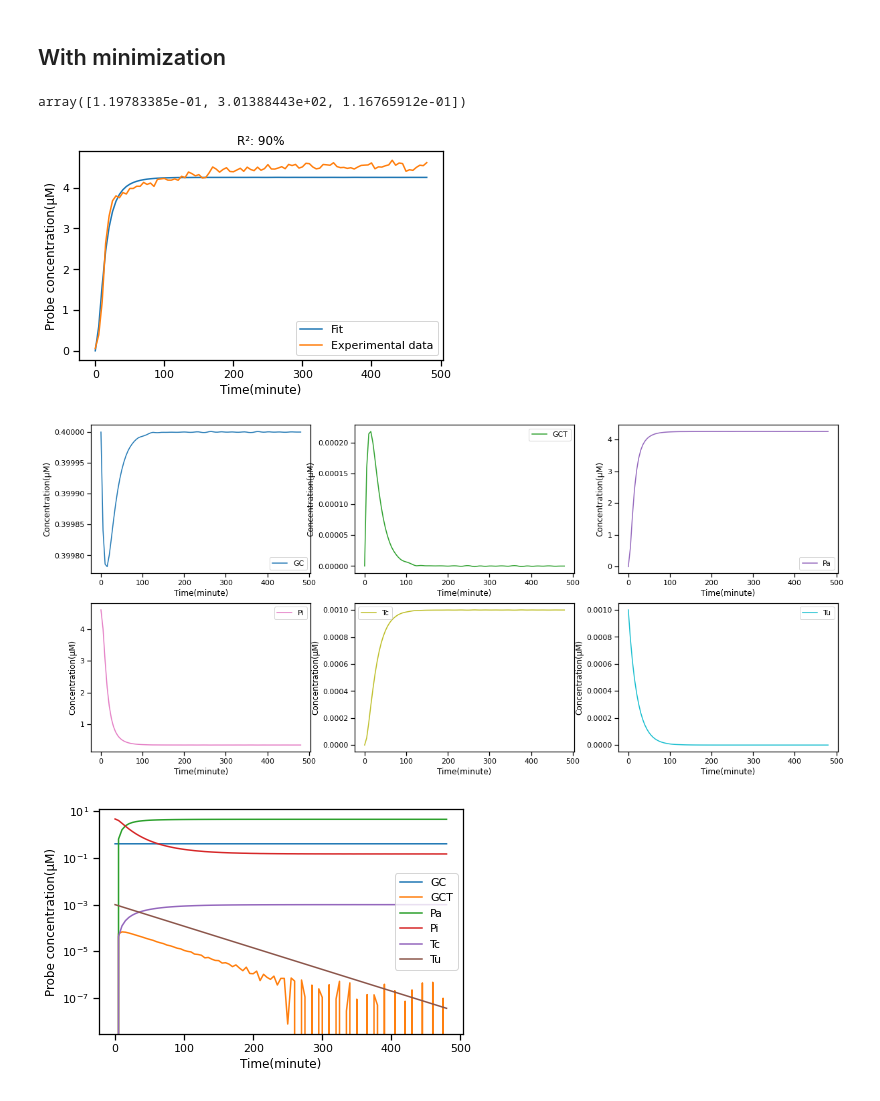
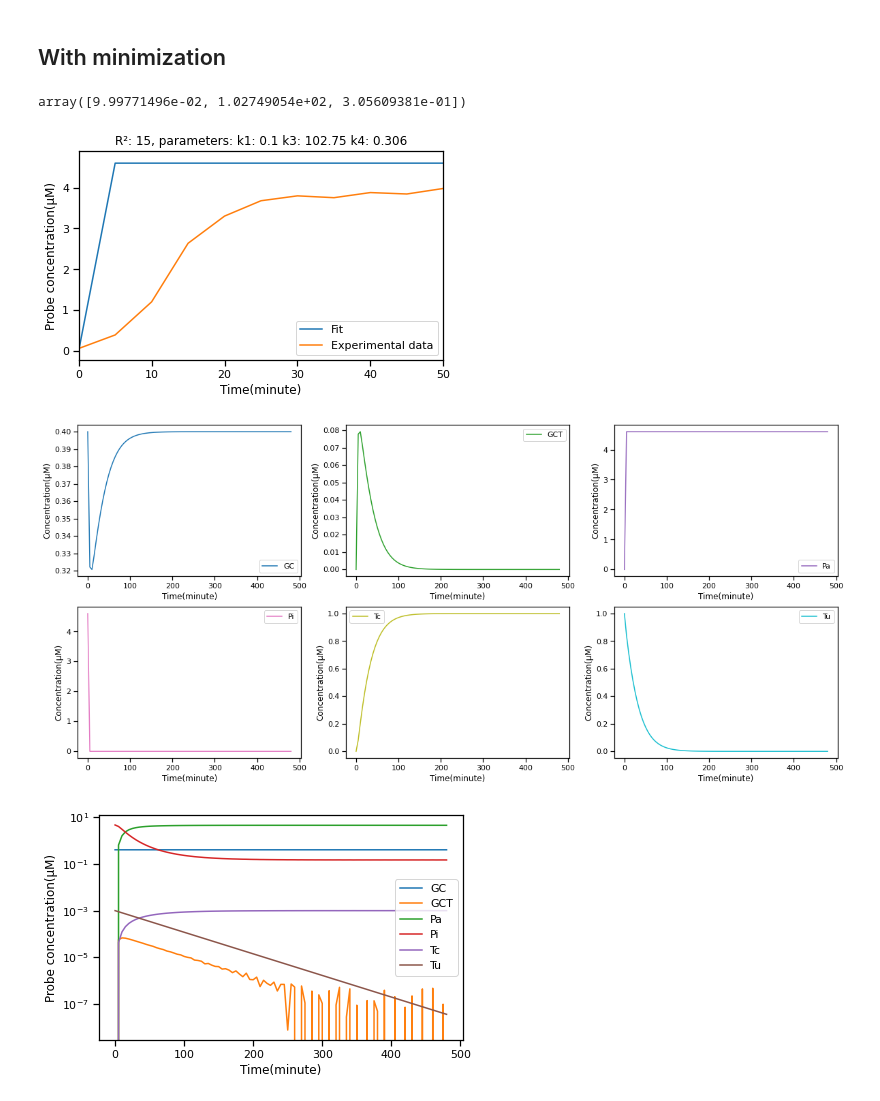
Before and after one commit to NessLfy/iGEM, a Jupyter notebook: scripts/SHERLOCK_modeling.ipynb, the cells around one changed output. Drawn from its saved outputs; the diff is of its cells as text; code cells hidden in the pictures.

Commit message:
new_model

```diff
--- a/scripts/SHERLOCK_modeling.ipynb
+++ b/scripts/SHERLOCK_modeling.ipynb
@@ -86,7 +86,7 @@ def system(t,z,param):
 
 def error(param,obs):
 
-    times = np.linspace(0,180,37)
+    times = np.linspace(0,480,97)
 
     t = np.linspace(0,500,500)
 
@@ -154,11 +154,11 @@ GCT0 = 0.
 Pa0 = 0.
 Pi0 = 4.6
 Tc0 = 0.
-Tu0 = 0.001
+Tu0 = 1
 
 # Parameters (in /min)
 k1 = 0.1
-k3 = 800
+k3 = 100
 k4 = 0.3
 
 
@@ -170,30 +170,32 @@ res = optimize.minimize(error, param, args=(list(correct[correct.columns[1]])),m
 # %%
 res.x
 # %% [output]
-array([1.19783385e-01, 3.01388443e+02, 1.16765912e-01])
+array([9.99771496e-02, 1.02749054e+02, 3.05609381e-01])
 # %%
 times = np.linspace(0,480,97)
 
 sol = solve_ivp(system,t_span =[0, times.max()], y0= z , args =([res.x]),
                     t_eval=times,dense_output=True)
 m = sol.sol(times)
 r = r2_score(correct[correct.columns[1]],m[2])
 
 
 sns.set_context('notebook')
 #sns.set_palette("tab10")
 
 plt.plot(times,m[2],label="Fit")
 plt.plot(times,correct[correct.columns[1]],label="Experimental data")
 plt.xlabel('Time(minute)')
 plt.ylabel('Probe concentration(µM)')
-plt.title('R²: '+str(round(r*100))+'%')
+plt.title(f'R²: {(round(r*100))}, parameters: k1: {round(res.x[0],2)} k3: {round(res.x[1],2)} k4: {round(res.x[2],3)}')
 plt.tight_layout()
 plt.legend()
+plt.xlim(0,50)
 #plt.savefig("../images/SHERLOCK/modeling/better_model.png",dpi=300)
+plt.savefig("broken_model_crop.png",dpi=300)
 plt.show()
 # %% [output]
-[figure, old version]
+[figure, new version]
 # %%
 fig,ax = plt.subplots(2,3)
 fig.set_size_inches(20,9)
@@ -217,9 +219,10 @@ for r in range(2):
         counter += 1
 
 #plt.savefig("../images/SHERLOCK/modeling/all_species.png",dpi=300)
+plt.savefig("all_species.png",dpi=300)
 plt.show()
 # %% [output]
-[figure, old version]
+[figure, new version]
 # %%
 plt.plot(times,m.T)
 plt.xlabel('Time(minute)')
```
Also changed, not shown: parts of 4 cells of this notebook, 42 other files.
